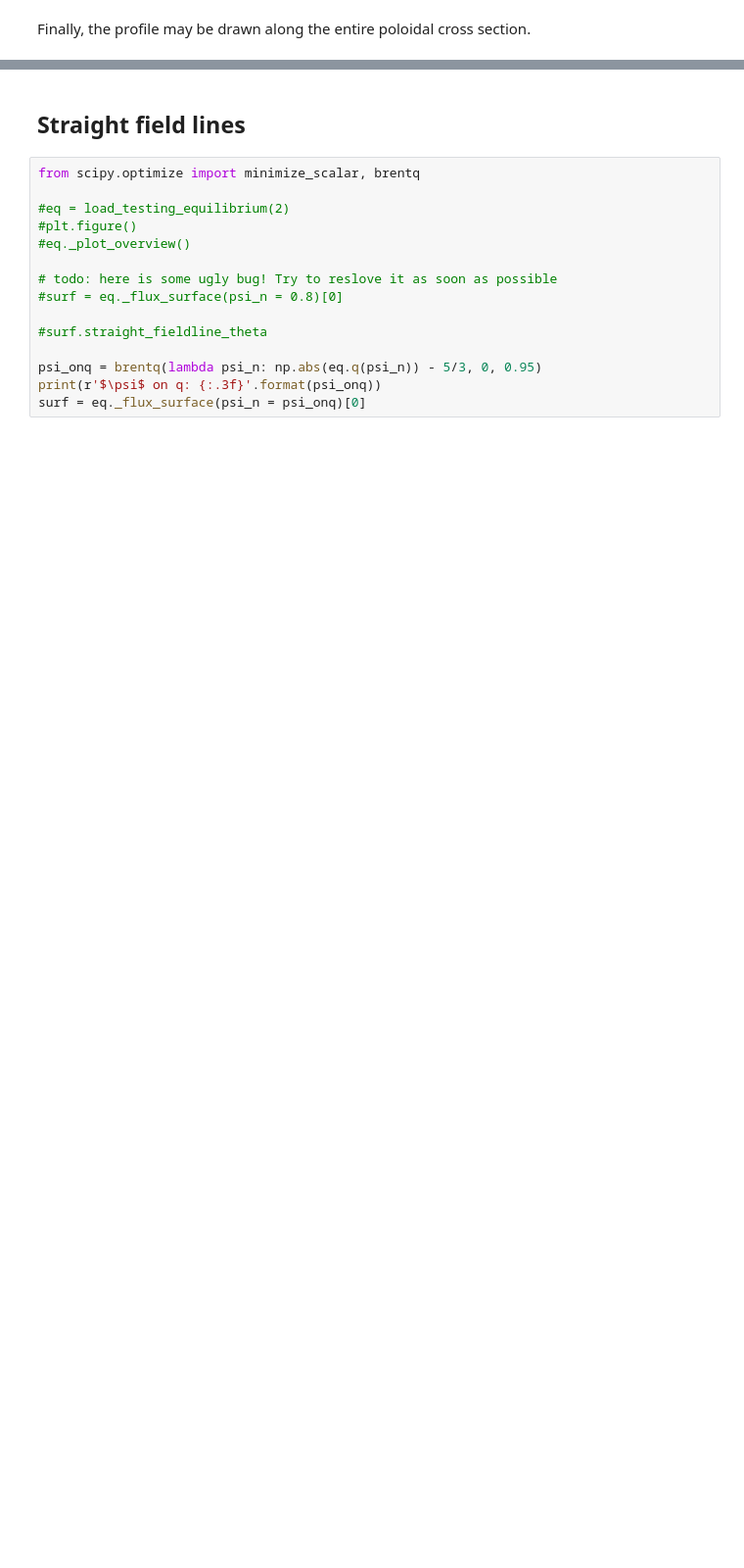
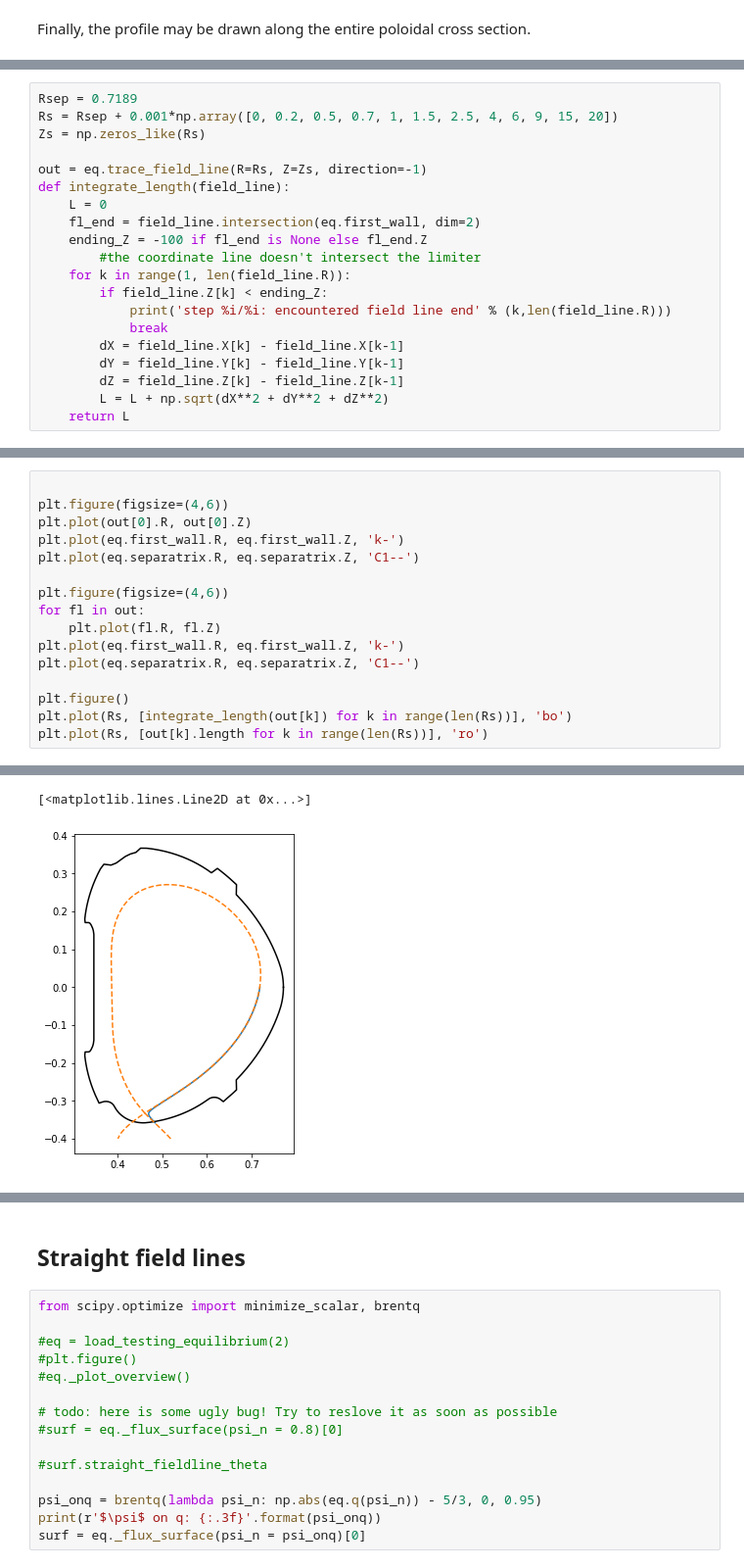
Before and after one commit to kripnerl/pleque, a Jupyter notebook: notebooks/fuzenet_phd.ipynb, the cells around one changed output, grey strips where cells are left out. Shown at 98% size. Cells and saved outputs as stored; diff of their text form; blank space fills up the shorter version.

```diff
--- a/notebooks/fuzenet_phd.ipynb
+++ b/notebooks/fuzenet_phd.ipynb
@@ -409,0 +513,20 @@ save_it('profile_3d', 2)
+# %%
+Rsep = 0.7189
+Rs = Rsep + 0.001*np.array([0, 0.2, 0.5, 0.7, 1, 1.5, 2.5, 4, 6, 9, 15, 20])
+Zs = np.zeros_like(Rs)
+
+out = eq.trace_field_line(R=Rs, Z=Zs, direction=-1)
+def integrate_length(field_line):
+    L = 0
+    fl_end = field_line.intersection(eq.first_wall, dim=2)
+    ending_Z = -100 if fl_end is None else fl_end.Z
+        #the coordinate line doesn't intersect the limiter
+    for k in range(1, len(field_line.R)):
+        if field_line.Z[k] < ending_Z:
+            print('step %i/%i: encountered field line end' % (k,len(field_line.R)))
+            break
+        dX = field_line.X[k] - field_line.X[k-1]
+        dY = field_line.Y[k] - field_line.Y[k-1]
+        dZ = field_line.Z[k] - field_line.Z[k-1]
+        L = L + np.sqrt(dX**2 + dY**2 + dZ**2)
+    return L
@@ -409,0 +551,17 @@ save_it('profile_3d', 2)
+# %%
+
+plt.figure(figsize=(4,6))
+plt.plot(out[0].R, out[0].Z)
+plt.plot(eq.first_wall.R, eq.first_wall.Z, 'k-')
+plt.plot(eq.separatrix.R, eq.separatrix.Z, 'C1--')
+
+plt.figure(figsize=(4,6))
+for fl in out:
+    plt.plot(fl.R, fl.Z)
+plt.plot(eq.first_wall.R, eq.first_wall.Z, 'k-')
+plt.plot(eq.separatrix.R, eq.separatrix.Z, 'C1--')
+
+plt.figure()
+plt.plot(Rs, [integrate_length(out[k]) for k in range(len(Rs))], 'bo')
+plt.plot(Rs, [out[k].length for k in range(len(Rs))], 'ro')
+# %% [output]
@@ -409,0 +580,2 @@ save_it('profile_3d', 2)
+[<matplotlib.lines.Line2D at 0x...>]
+[figure, added]
```
Also changed, not shown: parts of 46 cells of this notebook.
